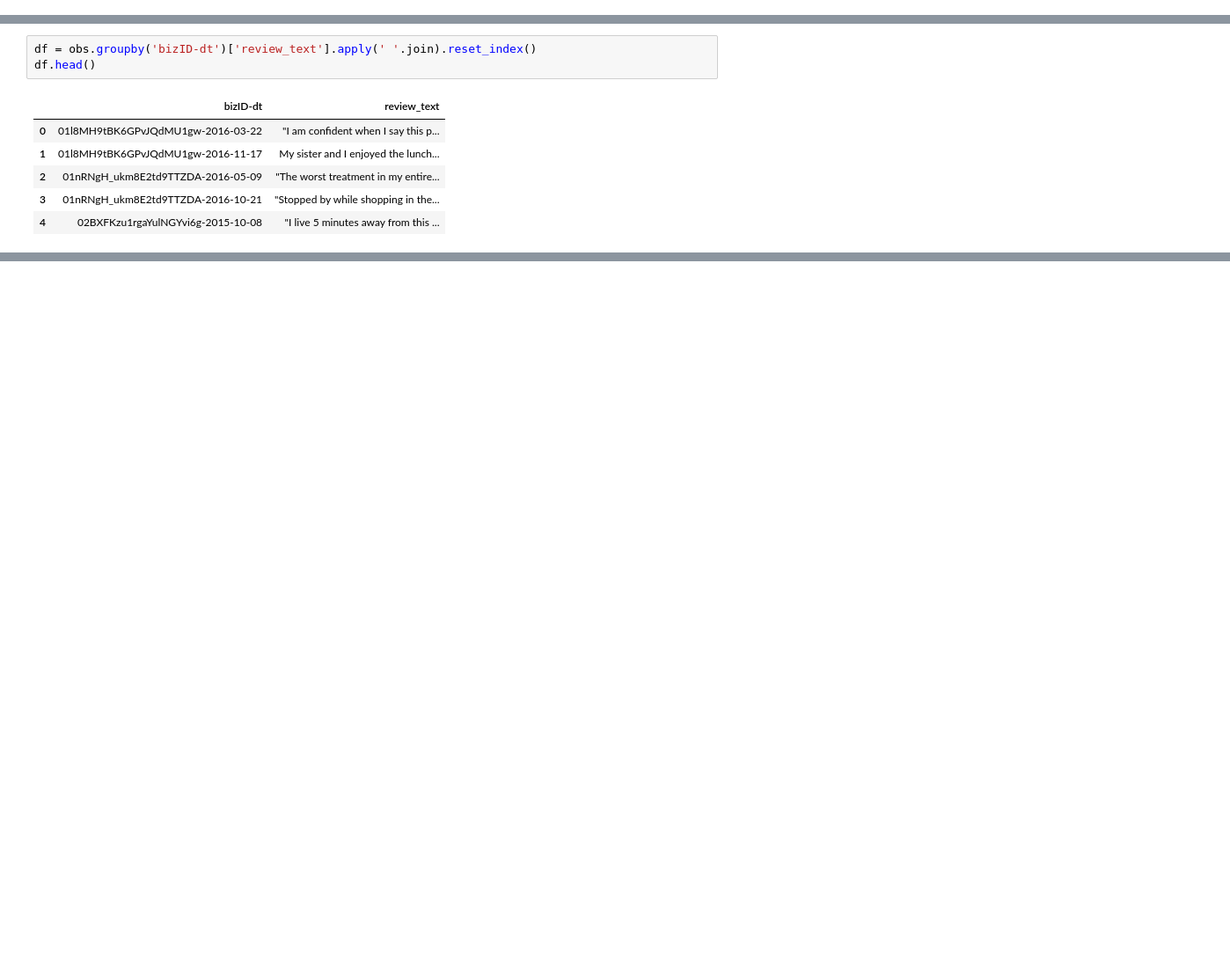
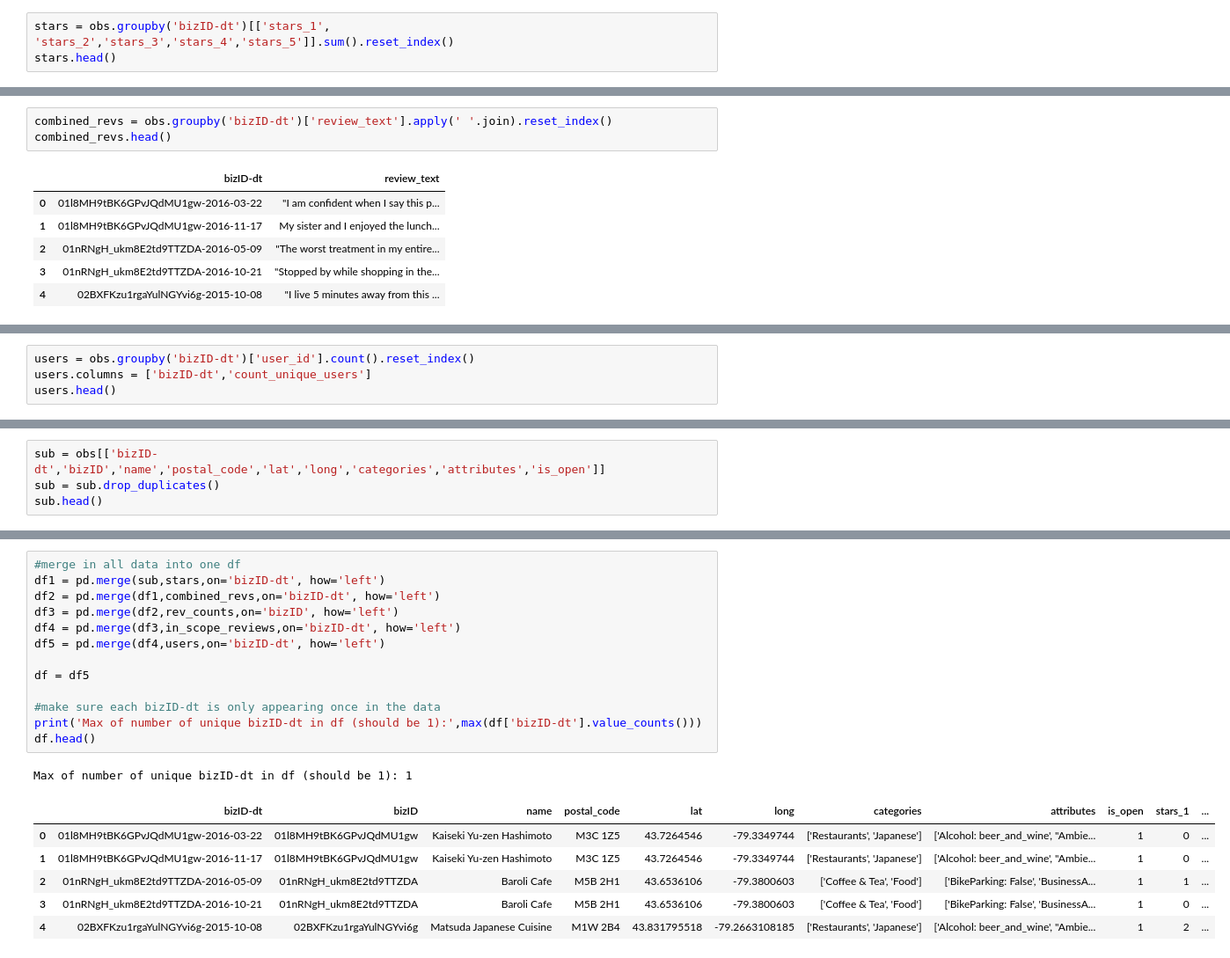
Before and after one commit to ms682/DataScience, a Jupyter notebook: yelp-toronto-dataset.ipynb, the cells around one changed output, grey strips where cells are left out. Shown at 88% size. Cells and saved outputs as stored; diff of their text form; blank space fills up the shorter version.

```diff
--- a/yelp-toronto-dataset.ipynb
+++ b/yelp-toronto-dataset.ipynb
@@ -115,3 +119,6 @@ obs.head()
 | 3 | 01l8MH9tBK6GPvJQdMU1gw | Kaiseki Yu-zen Hashimoto | 6 Garamond Court | M3C 1Z5 |  | 43.7264546 | -79.3349744 | ['Restaurants', 'Japanese'] | ['Alcohol: beer_and_wine', "Ambie... | ... |
 | 4 | 01l8MH9tBK6GPvJQdMU1gw | Kaiseki Yu-zen Hashimoto | 6 Garamond Court | M3C 1Z5 |  | 43.7264546 | -79.3349744 | ['Restaurants', 'Japanese'] | ['Alcohol: beer_and_wine', "Ambie... | ... |
 5 rows × 37 columns
+# %%
+stars = obs.groupby('bizID-dt')[['stars_1', 'stars_2','stars_3','stars_4','stars_5']].sum().reset_index()
+stars.head()
@@ -118,6 +132,6 @@ obs.head()
 # %%
-df = obs.groupby('bizID-dt')['review_text'].apply(' '.join).reset_index()
-df.head()
+combined_revs = obs.groupby('bizID-dt')['review_text'].apply(' '.join).reset_index()
+combined_revs.head()
 # %% [output]
 |  | bizID-dt | review_text |
 | 0 | 01l8MH9tBK6GPvJQdMU1gw-2016-03-22 | "I am confident when I say this p... |
@@ -137,0 +142,4 @@ df1 = pd.merge(df,in_scope_reviews,on='bizID-dt', how='left')
+# %%
+users = obs.groupby('bizID-dt')['user_id'].count().reset_index()
+users.columns = ['bizID-dt','count_unique_users']
+users.head()
@@ -137,0 +153,4 @@ df1 = pd.merge(df,in_scope_reviews,on='bizID-dt', how='left')
+# %%
+sub = obs[['bizID-dt','bizID','name','postal_code','lat','long','categories','attributes','is_open']]
+sub = sub.drop_duplicates()
+sub.head()
@@ -138,3 +164,24 @@ df1 = pd.merge(df,in_scope_reviews,on='bizID-dt', how='left')
+# %%
+#merge in all data into one df
+df1 = pd.merge(sub,stars,on='bizID-dt', how='left')
+df2 = pd.merge(df1,combined_revs,on='bizID-dt', how='left')
+df3 = pd.merge(df2,rev_counts,on='bizID', how='left')
+df4 = pd.merge(df3,in_scope_reviews,on='bizID-dt', how='left')
+df5 = pd.merge(df4,users,on='bizID-dt', how='left')
+
+df = df5
+
+#make sure each bizID-dt is only appearing once in the data
+print('Max of number of unique bizID-dt in df (should be 1):',max(df['bizID-dt'].value_counts()))
+df.head()
+# %% [output]
+Max of number of unique bizID-dt in df (should be 1): 1
+|  | bizID-dt | bizID | name | postal_code | lat | long | categories | attributes | is_open | stars_1 | ... |
+| 0 | 01l8MH9tBK6GPvJQdMU1gw-2016-03-22 | 01l8MH9tBK6GPvJQdMU1gw | Kaiseki Yu-zen Hashimoto | M3C 1Z5 | 43.7264546 | -79.3349744 | ['Restaurants', 'Japanese'] | ['Alcohol: beer_and_wine', "Ambie... | 1 | 0 | ... |
+| 1 | 01l8MH9tBK6GPvJQdMU1gw-2016-11-17 | 01l8MH9tBK6GPvJQdMU1gw | Kaiseki Yu-zen Hashimoto | M3C 1Z5 | 43.7264546 | -79.3349744 | ['Restaurants', 'Japanese'] | ['Alcohol: beer_and_wine', "Ambie... | 1 | 0 | ... |
+| 2 | 01nRNgH_ukm8E2td9TTZDA-2016-05-09 | 01nRNgH_ukm8E2td9TTZDA | Baroli Cafe | M5B 2H1 | 43.6536106 | -79.3800603 | ['Coffee & Tea', 'Food'] | ['BikeParking: False', 'BusinessA... | 1 | 1 | ... |
+| 3 | 01nRNgH_ukm8E2td9TTZDA-2016-10-21 | 01nRNgH_ukm8E2td9TTZDA | Baroli Cafe | M5B 2H1 | 43.6536106 | -79.3800603 | ['Coffee & Tea', 'Food'] | ['BikeParking: False', 'BusinessA... | 1 | 0 | ... |
+| 4 | 02BXFKzu1rgaYulNGYvi6g-2015-10-08 | 02BXFKzu1rgaYulNGYvi6g | Matsuda Japanese Cuisine | M1W 2B4 | 43.831795518 | -79.2663108185 | ['Restaurants', 'Japanese'] | ['Alcohol: beer_and_wine', "Ambie... | 1 | 2 | ... |
 # %%
 from nltk.corpus import stopwords
 import nltk
```
Also changed, not shown: parts of 7 cells of this notebook.
